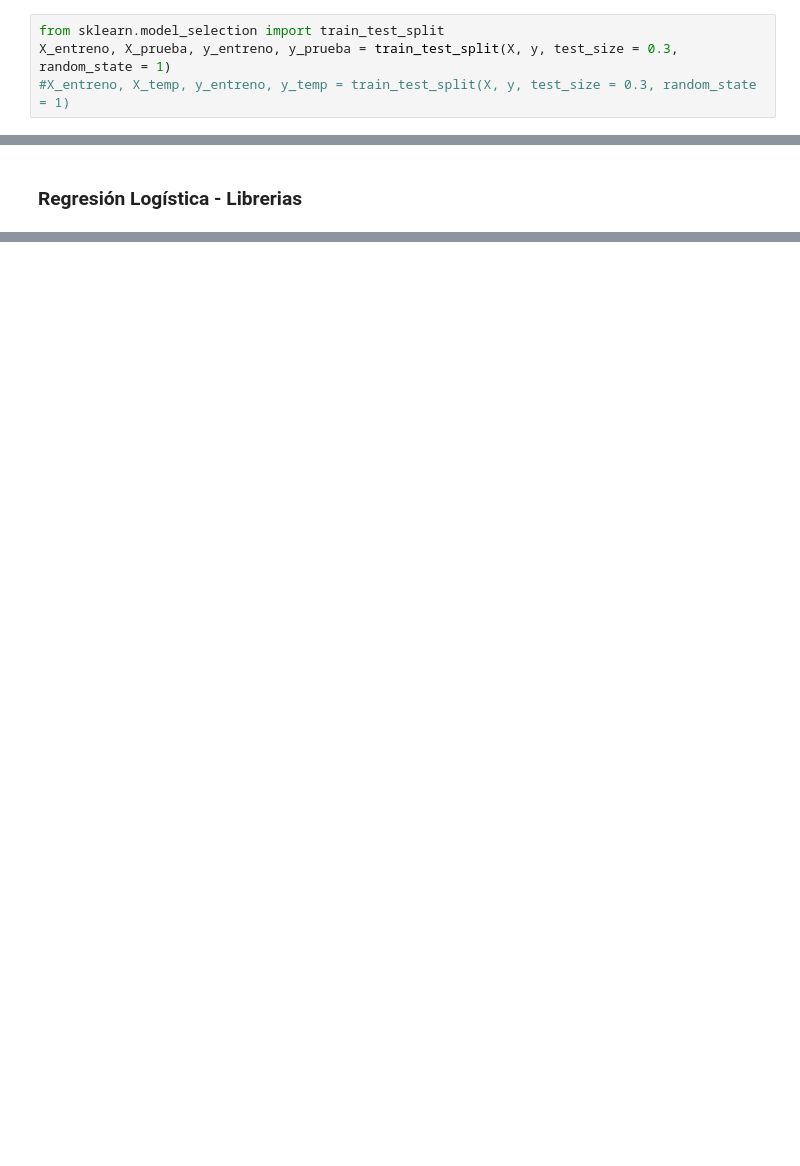
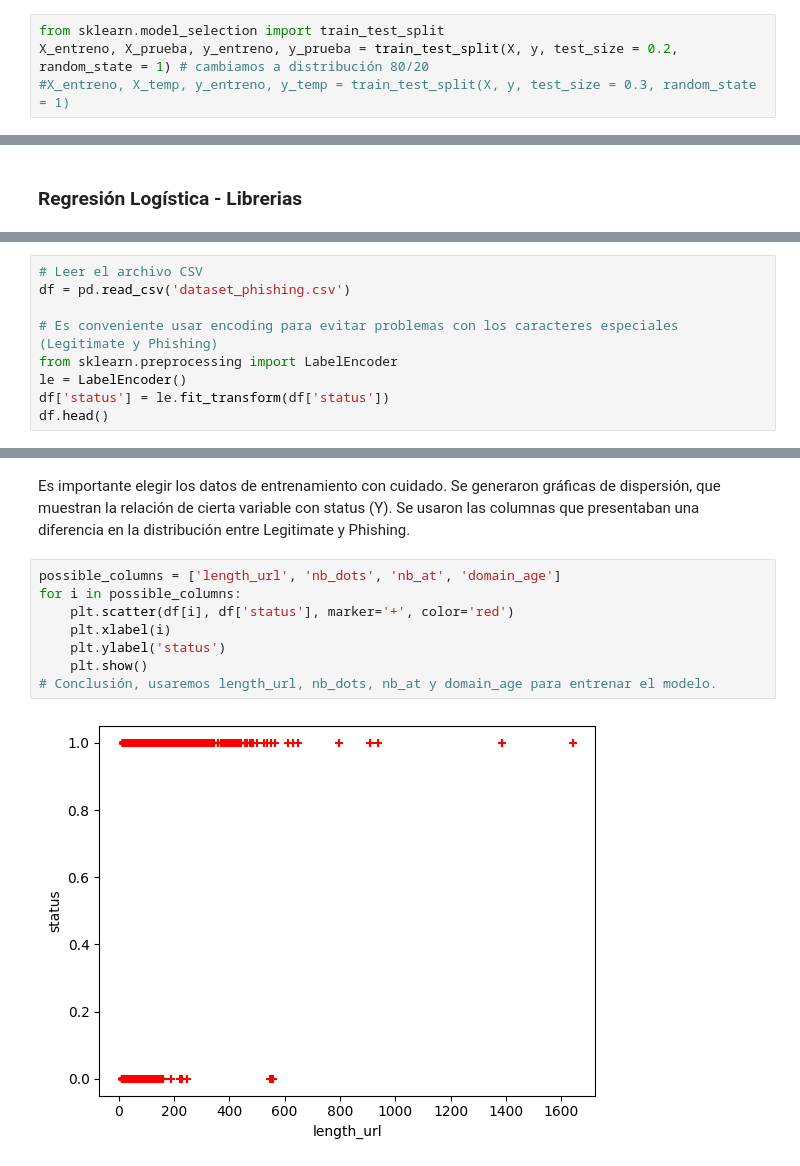
Before and after one commit to angelcast2002/Lab01-IA, a Jupyter notebook: lab01.ipynb, the cells around one changed output, grey strips where cells are left out. Drawn from its saved outputs; the diff is of its cells as text; blank space fills up the shorter version.

```diff
--- a/lab01.ipynb
+++ b/lab01.ipynb
@@ -73,5 +86,5 @@ y
 array([False,  True,  True, ..., False, False,  True])
 # %%
 from sklearn.model_selection import train_test_split
-X_entreno, X_prueba, y_entreno, y_prueba = train_test_split(X, y, test_size = 0.3, random_state = 1)
+X_entreno, X_prueba, y_entreno, y_prueba = train_test_split(X, y, test_size = 0.2, random_state = 1) # cambiamos a distribución 80/20
 #X_entreno, X_temp, y_entreno, y_temp = train_test_split(X, y, test_size = 0.3, random_state = 1)
@@ -176,0 +165,9 @@ plt.show()
+# %%
+# Leer el archivo CSV
+df = pd.read_csv('dataset_phishing.csv')
+
+# Es conveniente usar encoding para evitar problemas con los caracteres especiales (Legitimate y Phishing)
+from sklearn.preprocessing import LabelEncoder
+le = LabelEncoder()
+df['status'] = le.fit_transform(df['status'])
+df.head()
@@ -176,0 +182,12 @@ plt.show()
+# %% [markdown]
+Es importante elegir los datos de entrenamiento con cuidado. Se generaron gráficas de dispersión, que muestran la relación de cierta variable con status (Y). Se usaron las columnas que presentaban una diferencia en la distribución entre Legitimate y Phishing.
+# %%
+possible_columns = ['length_url', 'nb_dots', 'nb_at', 'domain_age']
+for i in possible_columns:
+    plt.scatter(df[i], df['status'], marker='+', color='red')
+    plt.xlabel(i)
+    plt.ylabel('status')
+    plt.show()
+# Conclusión, usaremos length_url, nb_dots, nb_at y domain_age para entrenar el modelo.
+# %% [output]
+[figure, added]
```
Also changed, not shown: parts of 29 cells of this notebook.
